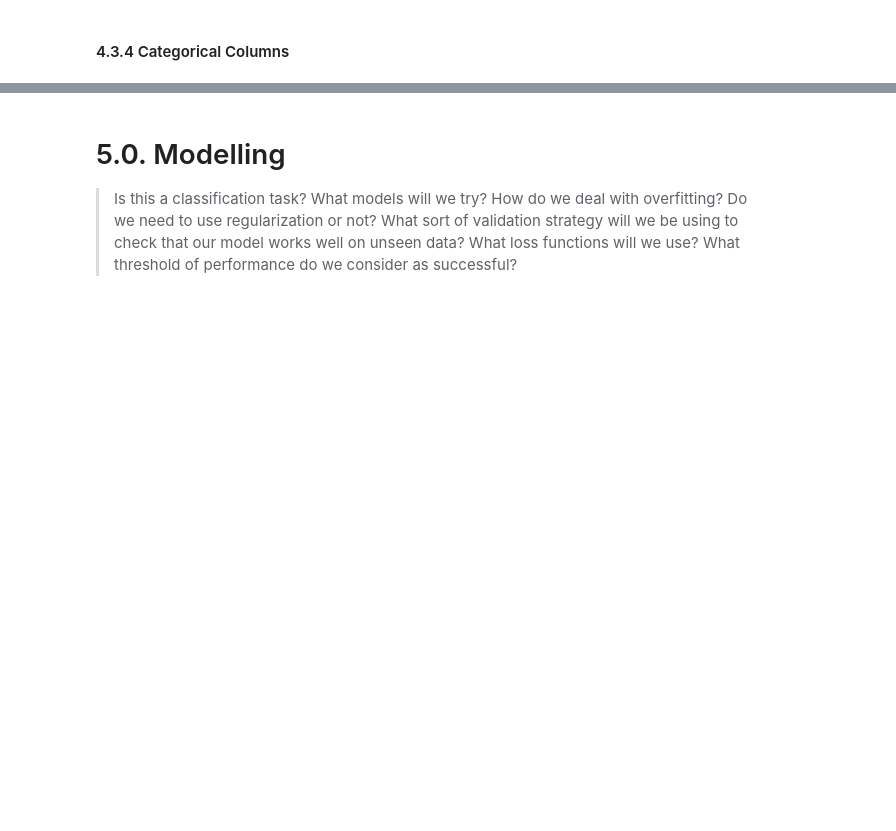
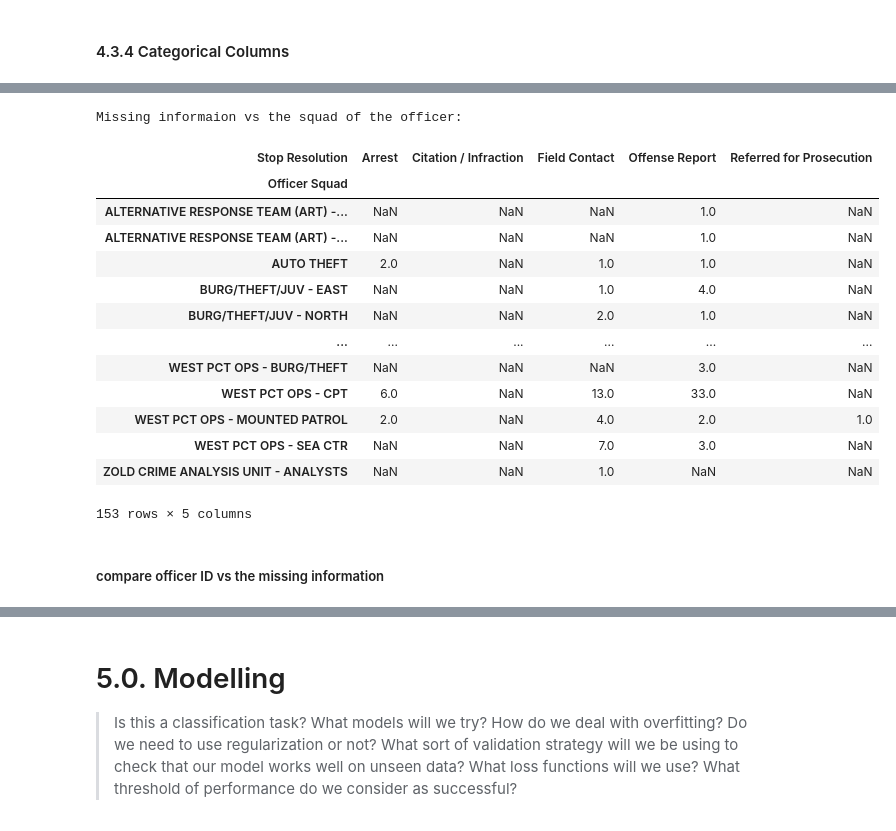
Before and after one commit to adikamunyao/Phase-3-project, a Jupyter notebook: index.ipynb, the cells around one changed output, grey strips where cells are left out. Cells and saved outputs as stored; diff of their text form; code cells hidden in the pictures; blank space fills up the shorter version.

```diff
--- a/index.ipynb
+++ b/index.ipynb
@@ -229 +326,24 @@ check_duplicates_missing(Tery_stops_df)
+# %%
+# count the number of stop resolutions by squad
+print("Missing informaion vs the squad of the officer:")
+squad_counts = Tery_stops_df.groupby("Officer Squad")["Stop Resolution"].value_counts().unstack()
+squad_counts
+# %% [output]
+Missing informaion vs the squad of the officer:
+| Stop Resolution | Arrest | Citation / Infraction | Field Contact | Offense Report | Referred for Prosecution |
+| Officer Squad |  |  |  |  |  |
+| ALTERNATIVE RESPONSE TEAM (ART) -... | NaN | NaN | NaN | 1.0 | NaN |
+| ALTERNATIVE RESPONSE TEAM (ART) -... | NaN | NaN | NaN | 1.0 | NaN |
+| AUTO THEFT | 2.0 | NaN | 1.0 | 1.0 | NaN |
+| BURG/THEFT/JUV - EAST | NaN | NaN | 1.0 | 4.0 | NaN |
+| BURG/THEFT/JUV - NORTH | NaN | NaN | 2.0 | 1.0 | NaN |
+| ... | ... | ... | ... | ... | ... |
+| WEST PCT OPS - BURG/THEFT | NaN | NaN | NaN | 3.0 | NaN |
+| WEST PCT OPS - CPT | 6.0 | NaN | 13.0 | 33.0 | NaN |
+| WEST PCT OPS - MOUNTED PATROL | 2.0 | NaN | 4.0 | 2.0 | 1.0 |
+| WEST PCT OPS - SEA CTR | NaN | NaN | 7.0 | 3.0 | NaN |
+| ZOLD CRIME ANALYSIS UNIT - ANALYSTS | NaN | NaN | 1.0 | NaN | NaN |
+153 rows × 5 columns
+# %% [markdown]
+##### compare officer ID vs the missing information
 # %%
```
Also changed, not shown: parts of 55 cells of this notebook.
